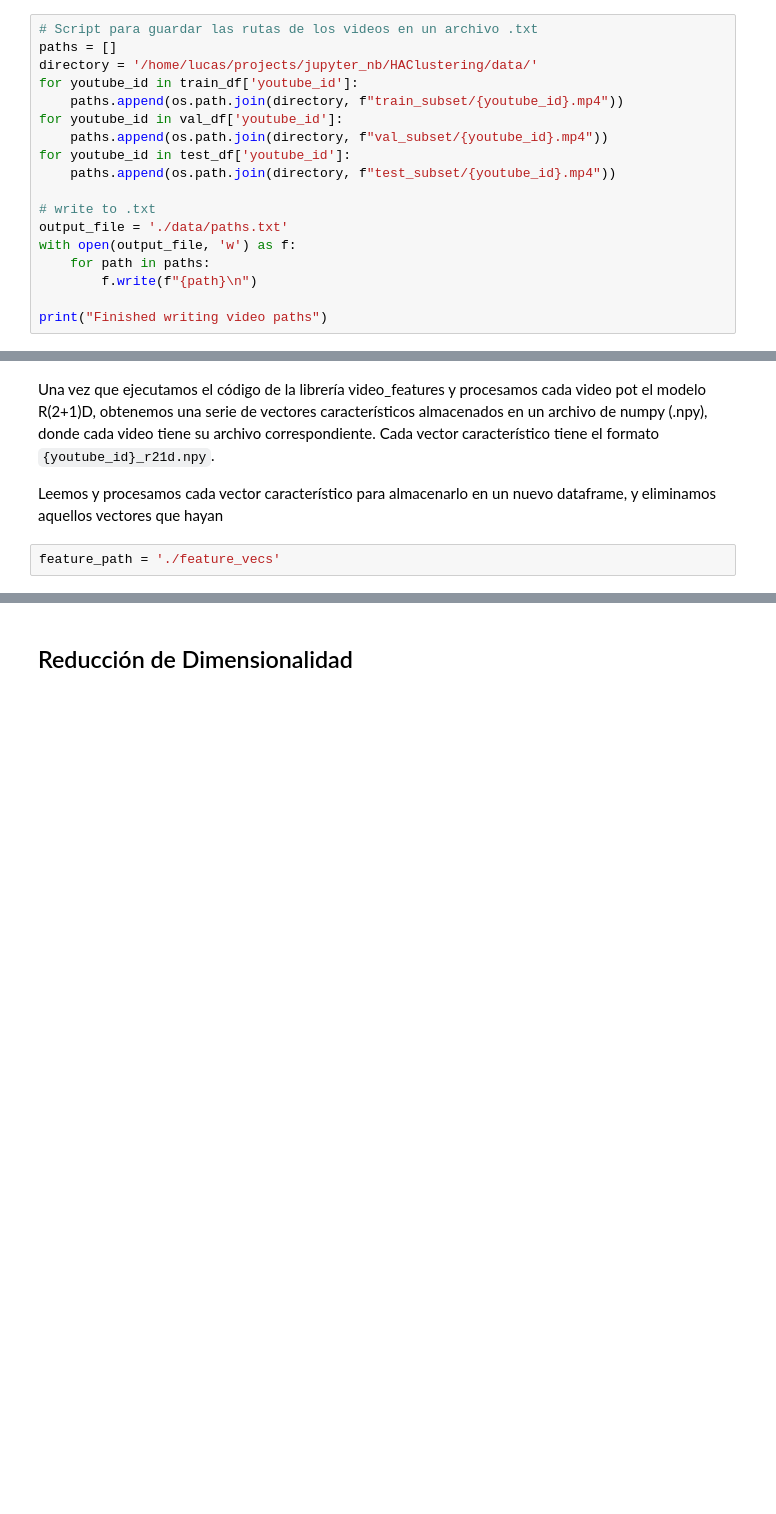
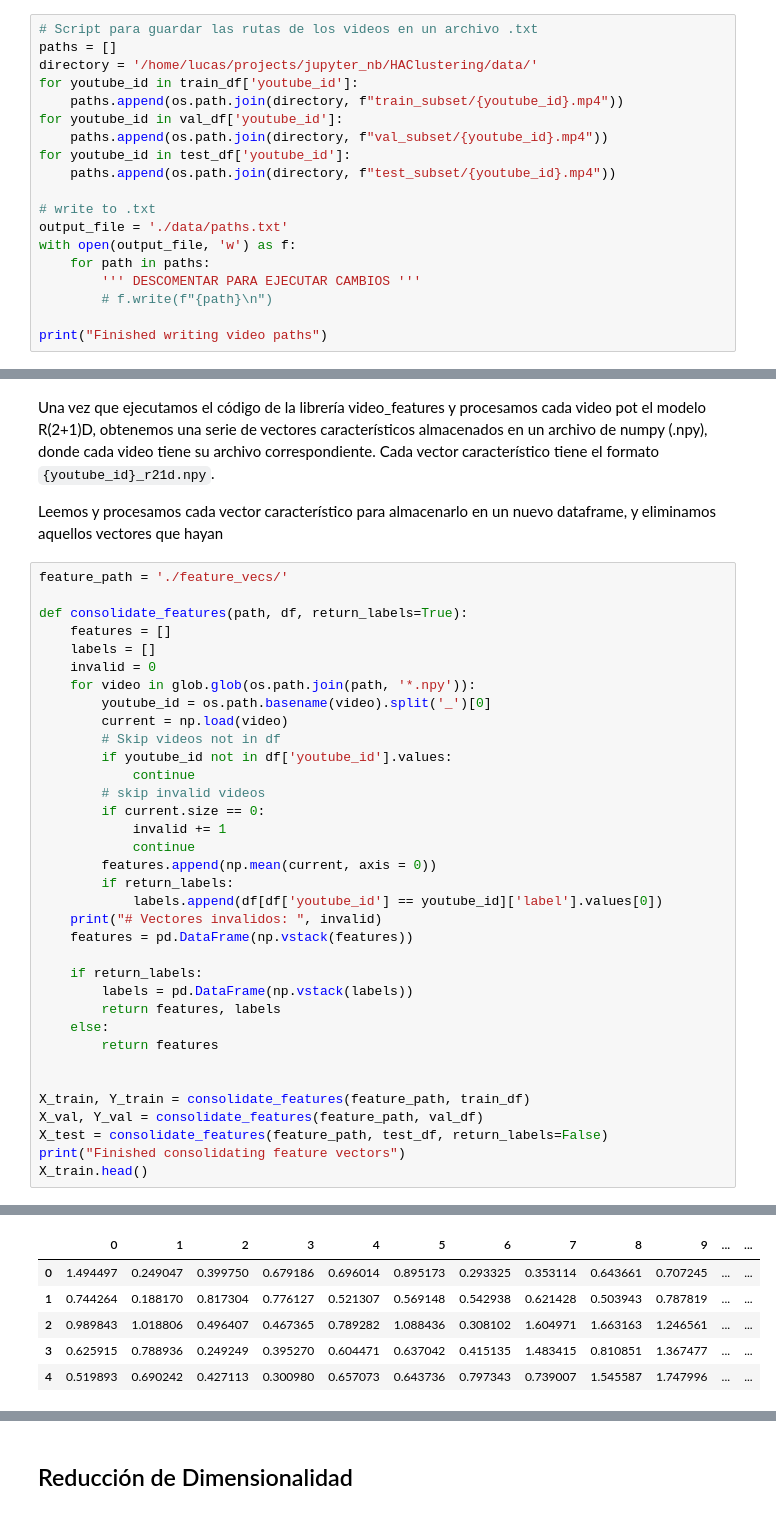
Before and after one commit to slamgLuke/HAClustering, a Jupyter notebook: main.ipynb, the cells around one changed output, grey strips where cells are left out. Cells and saved outputs as stored; diff of their text form; blank space fills up the shorter version.

Commit message:
feature vectors consolidation

```diff
--- a/main.ipynb
+++ b/main.ipynb
@@ -75,7 +102,8 @@ for youtube_id in test_df['youtube_id']:
 output_file = './data/paths.txt'
 with open(output_file, 'w') as f:
     for path in paths:
-        f.write(f"{path}\n")
+        ''' DESCOMENTAR PARA EJECUTAR CAMBIOS '''
+        # f.write(f"{path}\n")
 
 print("Finished writing video paths")
 # %% [output]
@@ -85,4 +113,38 @@ Una vez que ejecutamos el código de la librería video_features y procesamos ca
 
 Leemos y procesamos cada vector característico para almacenarlo en un nuevo dataframe, y eliminamos aquellos vectores que hayan
 # %%
-feature_path = './feature_vecs'
+feature_path = './feature_vecs/'
+
+def consolidate_features(path, df, return_labels=True):
+    features = []
+    labels = []
+    invalid = 0
+    for video in glob.glob(os.path.join(path, '*.npy')):
+        youtube_id = os.path.basename(video).split('_')[0]
+        current = np.load(video)
+        # Skip videos not in df
+        if youtube_id not in df['youtube_id'].values:
+            continue
+        # skip invalid videos
+        if current.size == 0:
+            invalid += 1
+            continue
+        features.append(np.mean(current, axis = 0))
+        if return_labels:
+            labels.append(df[df['youtube_id'] == youtube_id]['label'].values[0])
+    print("# Vectores invalidos: ", invalid)
+    features = pd.DataFrame(np.vstack(features))
+
+    if return_labels:
+        labels = pd.DataFrame(np.vstack(labels))
+        return features, labels
+    else:
+        return features
+
+
+X_train, Y_train = consolidate_features(feature_path, train_df)
+X_val, Y_val = consolidate_features(feature_path, val_df)
+X_test = consolidate_features(feature_path, test_df, return_labels=False)
+print("Finished consolidating feature vectors")
+X_train.head()
+# %% [output]
@@ -88,0 +155,6 @@ feature_path = './feature_vecs'
+|  | 0 | 1 | 2 | 3 | 4 | 5 | 6 | 7 | 8 | 9 | ... | ... |
+| 0 | 1.494497 | 0.249047 | 0.399750 | 0.679186 | 0.696014 | 0.895173 | 0.293325 | 0.353114 | 0.643661 | 0.707245 | ... | ... |
+| 1 | 0.744264 | 0.188170 | 0.817304 | 0.776127 | 0.521307 | 0.569148 | 0.542938 | 0.621428 | 0.503943 | 0.787819 | ... | ... |
+| 2 | 0.989843 | 1.018806 | 0.496407 | 0.467365 | 0.789282 | 1.088436 | 0.308102 | 1.604971 | 1.663163 | 1.246561 | ... | ... |
+| 3 | 0.625915 | 0.788936 | 0.249249 | 0.395270 | 0.604471 | 0.637042 | 0.415135 | 1.483415 | 0.810851 | 1.367477 | ... | ... |
+| 4 | 0.519893 | 0.690242 | 0.427113 | 0.300980 | 0.657073 | 0.643736 | 0.797343 | 0.739007 | 1.545587 | 1.747996 | ... | ... |
```
Also changed, not shown: parts of 7 cells of this notebook.
